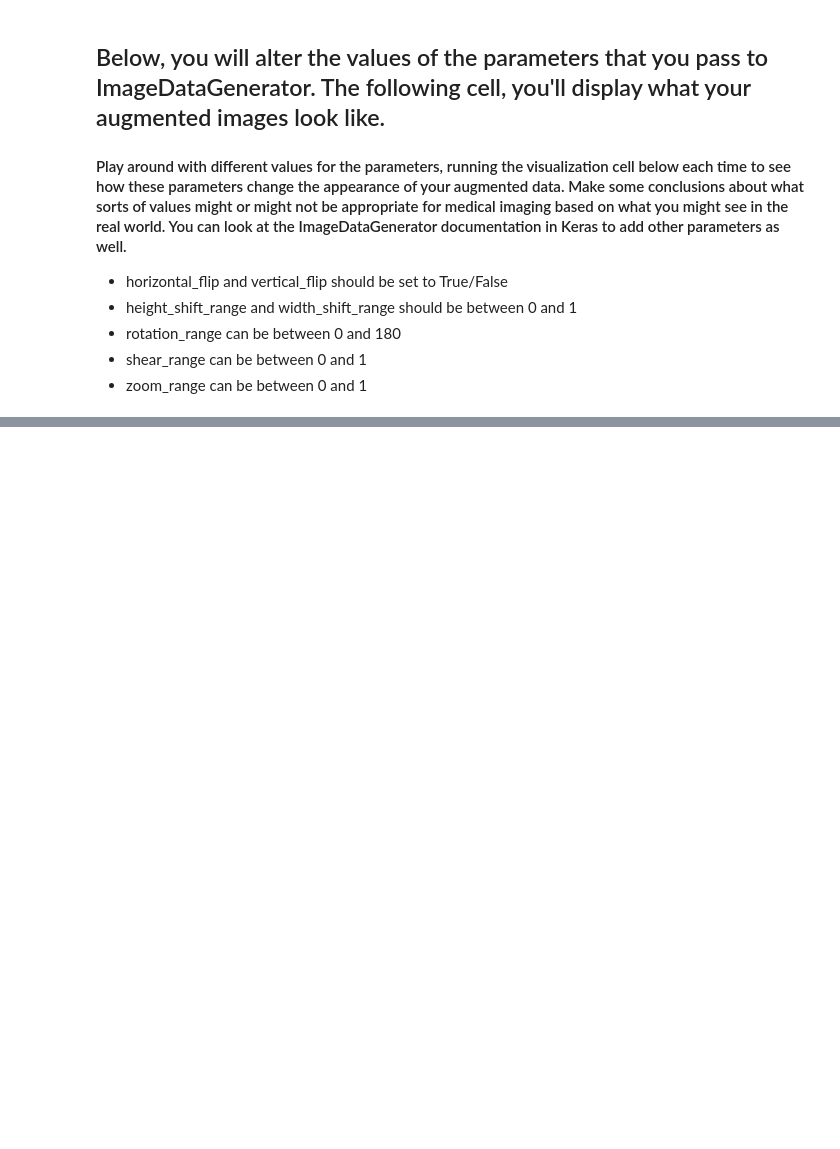
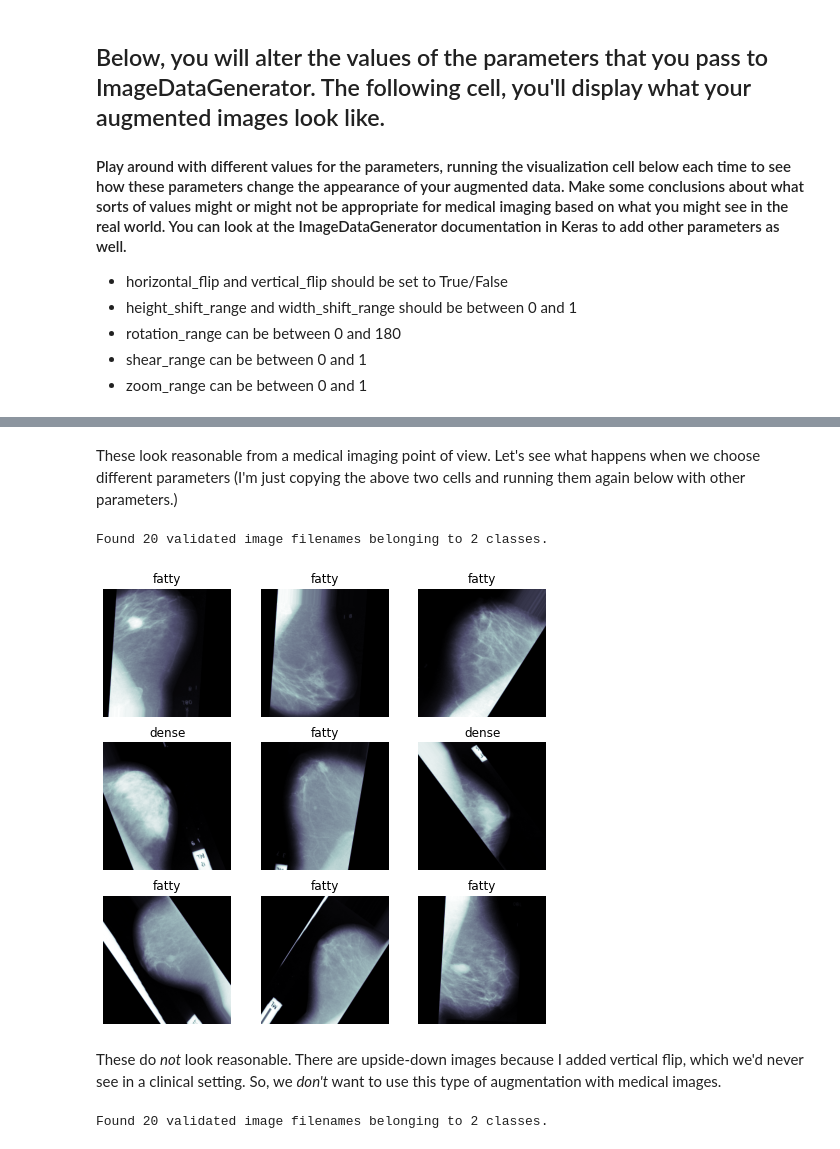
Before and after one commit to TRoboto/Udacity, a Jupyter notebook: AI for Healthcare Nanodegree/Exercise - Image Pre-processing for Model Training/Exercise.ipynb, the cells around one changed output, grey strips where cells are left out. Cells and saved outputs as stored; diff of their text form; code cells hidden in the pictures; blank space fills up the shorter version.

```diff
--- a/AI for Healthcare Nanodegree/Exercise - Image Pre-processing for Model Training/Exercise.ipynb
+++ b/AI for Healthcare Nanodegree/Exercise - Image Pre-processing for Model Training/Exercise.ipynb
@@ -76,0 +93,59 @@ for (c_x, c_y, c_ax) in zip(t_x, t_y, m_axs.flatten()):
+# %% [markdown]
+These look reasonable from a medical imaging point of view. Let's see what happens when we choose different parameters (I'm just copying the above two cells and running them again below with other parameters.)
+# %%
+idg = ImageDataGenerator(rescale=1. / 255.0,
+                              horizontal_flip = True,
+                              vertical_flip = True, ## now i'm adding vertical flip
+                              height_shift_range= 0.1,
+                              width_shift_range=0.1,
+                              rotation_range=45, ## I'm also increasing the rotation_range
+                              shear_range = 0.1,
+                              zoom_range=0.1)
+
+gen = idg.flow_from_dataframe(dataframe=df,
+                                         directory=None,
+                                         x_col = 'img_path',
+                                         y_col = 'class',
+                                         class_mode = 'binary',
+                                         target_size = IMG_SIZE,
+                                         batch_size = 9
+                                         )
+# %% [output]
+Found 20 validated image filenames belonging to 2 classes.
+# %%
+## Look at some examples of our augmented training data.
+## This is helpful for understanding the extent to which data is being manipulated prior to training, and can be compared
+## With how the raw data look prior to augmentation
+t_x, t_y = next(gen)
+fig, m_axs = plt.subplots(3, 3, figsize = (8, 8))
+for (c_x, c_y, c_ax) in zip(t_x, t_y, m_axs.flatten()):
+    c_ax.imshow(c_x[:,:,0], cmap = 'bone')
+    if c_y == 1:
+        c_ax.set_title('fatty')
+    else:
+        c_ax.set_title('dense')
+    c_ax.axis('off')
+# %% [output]
+[figure, added]
+# %% [markdown]
+These do *not* look reasonable. There are upside-down images because I added vertical flip, which we'd never see in a clinical setting. So, we _don't_ want to use this type of augmentation with medical images.
+# %%
+idg = ImageDataGenerator(rescale=1. / 255.0,
+                              horizontal_flip = True,
+                              vertical_flip = False,
+                              height_shift_range= 0.1,
+                              width_shift_range=0.1,
+                              rotation_range=20,
+                              shear_range = 0.1,
+                              zoom_range=0.5) ## Here I'm adding a lot more zoom
+
+gen = idg.flow_from_dataframe(dataframe=df,
+                                         directory=None,
+                                         x_col = 'img_path',
+                                         y_col = 'class',
+                                         class_mode = 'binary',
+                                         target_size = IMG_SIZE,
+                                         batch_size = 9
+                                         )
+# %% [output]
+Found 20 validated image filenames belonging to 2 classes.
```
Also changed, not shown: parts of 8 cells of this notebook.
